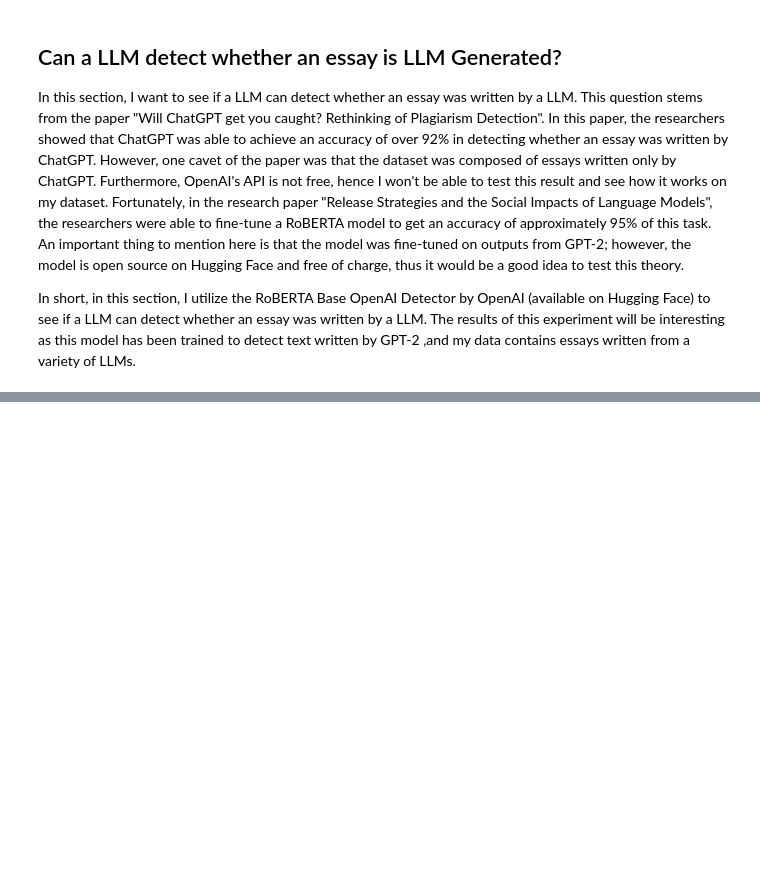
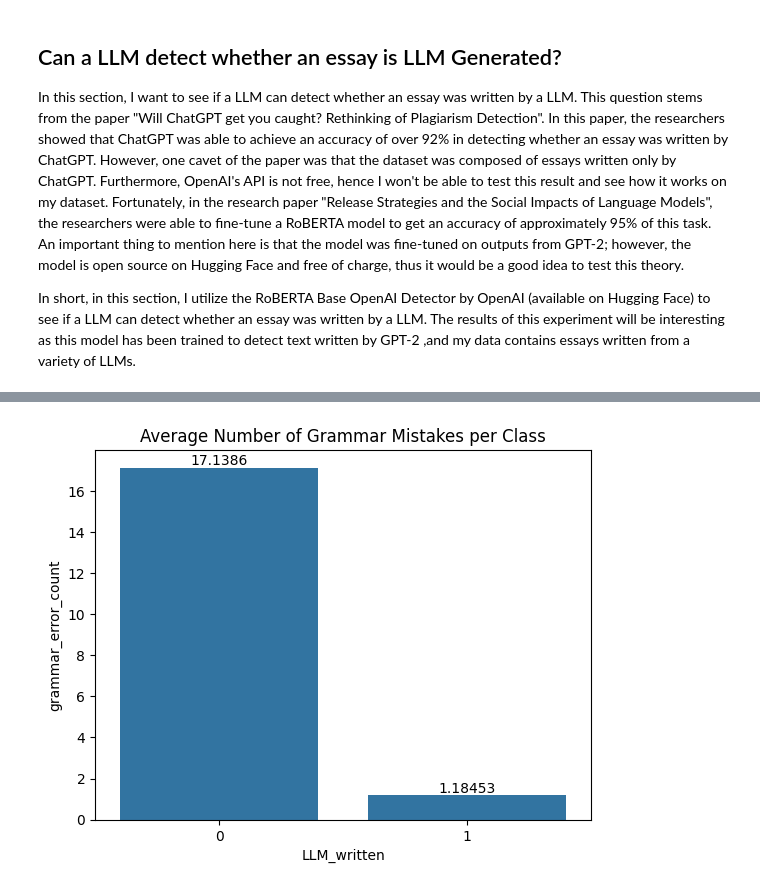
Before and after one commit to JinalShah2002/verify-ai, a Jupyter notebook: notebooks/exploratory-data-analysis.ipynb, the cells around one changed output, grey strips where cells are left out. Drawn from its saved outputs; the diff is of its cells as text; code cells hidden in the pictures; blank space fills up the shorter version.

```diff
--- a/notebooks/exploratory-data-analysis.ipynb
+++ b/notebooks/exploratory-data-analysis.ipynb
@@ -130,0 +227,9 @@ for index in tqdm(range(len(text_list))):
+# %%
+# Creating a function to build a column that checks how many grammer errors are present
+def grammer_error_count(text:str) -> int:
+    errors = tool.check(text)
+    return len(errors)
+# %%
+# Getting the essays and labels
+text_and_labels = pd.DataFrame([i for i in db_conn.execute(sqlalchemy.text('select essay, LLM_written from essays;'))])
+text_and_labels.head()
@@ -130,0 +247,4 @@ for index in tqdm(range(len(text_list))):
+# %%
+# Taking a sample of the data since it would take a while to do the entire dataset
+_, sample = train_test_split(text_and_labels,test_size=5000,random_state=42,shuffle=True,stratify=text_and_labels['LLM_written'])
+sample['LLM_written'].value_counts()
@@ -130,0 +256,2 @@ for index in tqdm(range(len(text_list))):
+# %%
+sample['grammar_error_count'] = sample['essay'].progress_apply(grammer_error_count)
@@ -130,0 +287,8 @@ for index in tqdm(range(len(text_list))):
+# %%
+plt.title('Average Number of Grammar Mistakes per Class')
+plot = sns.barplot(data=sample,x='LLM_written',y='grammar_error_count',errorbar=None)
+for i in plot.containers:
+    plot.bar_label(i,)
+plt.show()
+# %% [output]
+[figure, added]
```
Also changed, not shown: parts of 45 cells of this notebook, 2 other files.
